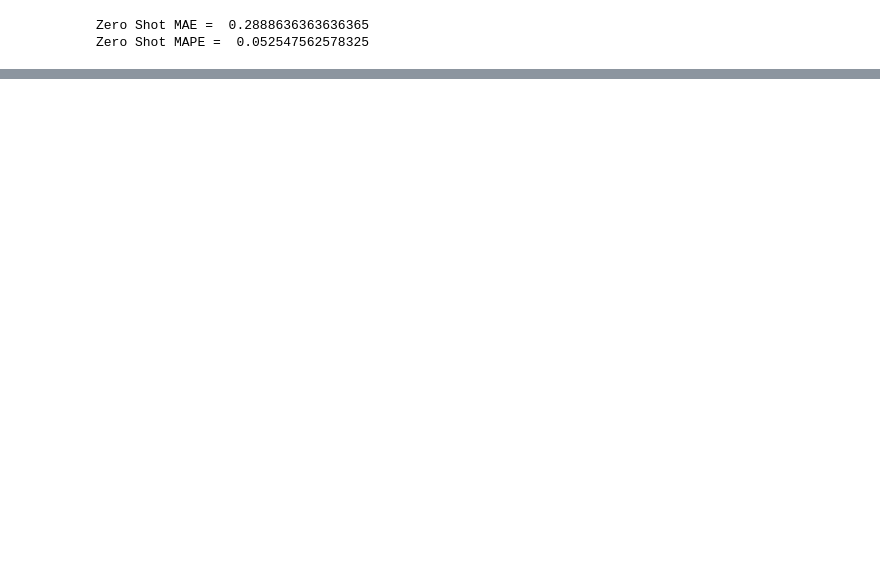
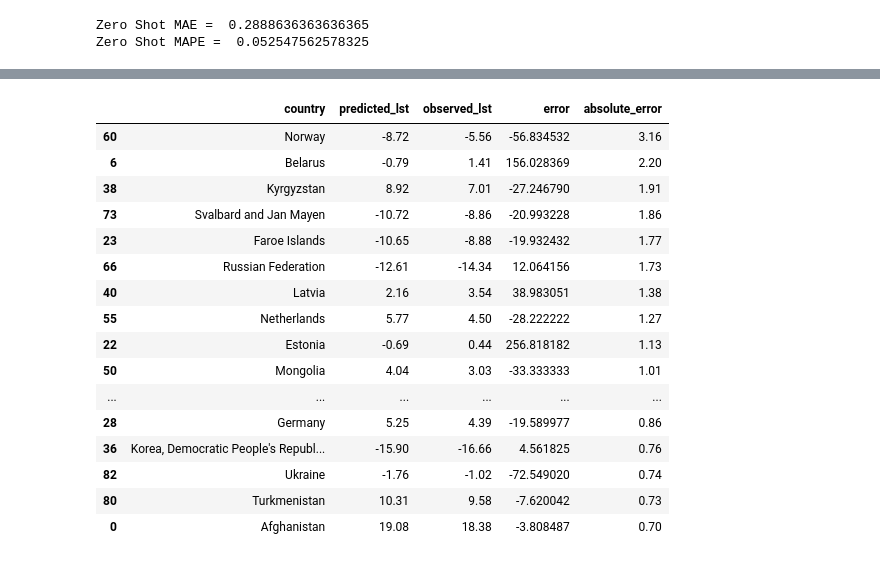
Before and after one commit to anwesham-lab/cs325b-llm-forecasting, a Jupyter notebook: code/eval_inference_ili_lst.ipynb, the cells around one changed output, grey strips where cells are left out. Saved outputs shown, nothing was run; the diff lists cells and outputs as text; code cells hidden in the pictures; blank space fills up the shorter version.

```diff
--- a/code/eval_inference_ili_lst.ipynb
+++ b/code/eval_inference_ili_lst.ipynb
@@ -153,0 +186,21 @@ Zero Shot MAPE =  0.052547562578325
+# %%
+finetuned_results_df['absolute_error'] = abs(diff)
+finetuned_results_df.nlargest(20, 'absolute_error')
+# %% [output]
+|  | country | predicted_lst | observed_lst | error | absolute_error |
+| 60 | Norway | -8.72 | -5.56 | -56.834532 | 3.16 |
+| 6 | Belarus | -0.79 | 1.41 | 156.028369 | 2.20 |
+| 38 | Kyrgyzstan | 8.92 | 7.01 | -27.246790 | 1.91 |
+| 73 | Svalbard and Jan Mayen | -10.72 | -8.86 | -20.993228 | 1.86 |
+| 23 | Faroe Islands | -10.65 | -8.88 | -19.932432 | 1.77 |
+| 66 | Russian Federation | -12.61 | -14.34 | 12.064156 | 1.73 |
+| 40 | Latvia | 2.16 | 3.54 | 38.983051 | 1.38 |
+| 55 | Netherlands | 5.77 | 4.50 | -28.222222 | 1.27 |
+| 22 | Estonia | -0.69 | 0.44 | 256.818182 | 1.13 |
+| 50 | Mongolia | 4.04 | 3.03 | -33.333333 | 1.01 |
+| ... | ... | ... | ... | ... | ... |
+| 28 | Germany | 5.25 | 4.39 | -19.589977 | 0.86 |
+| 36 | Korea, Democratic People's Republ... | -15.90 | -16.66 | 4.561825 | 0.76 |
+| 82 | Ukraine | -1.76 | -1.02 | -72.549020 | 0.74 |
+| 80 | Turkmenistan | 10.31 | 9.58 | -7.620042 | 0.73 |
+| 0 | Afghanistan | 19.08 | 18.38 | -3.808487 | 0.70 |
```
Also changed, not shown: parts of 6 cells of this notebook, 4 other files.
